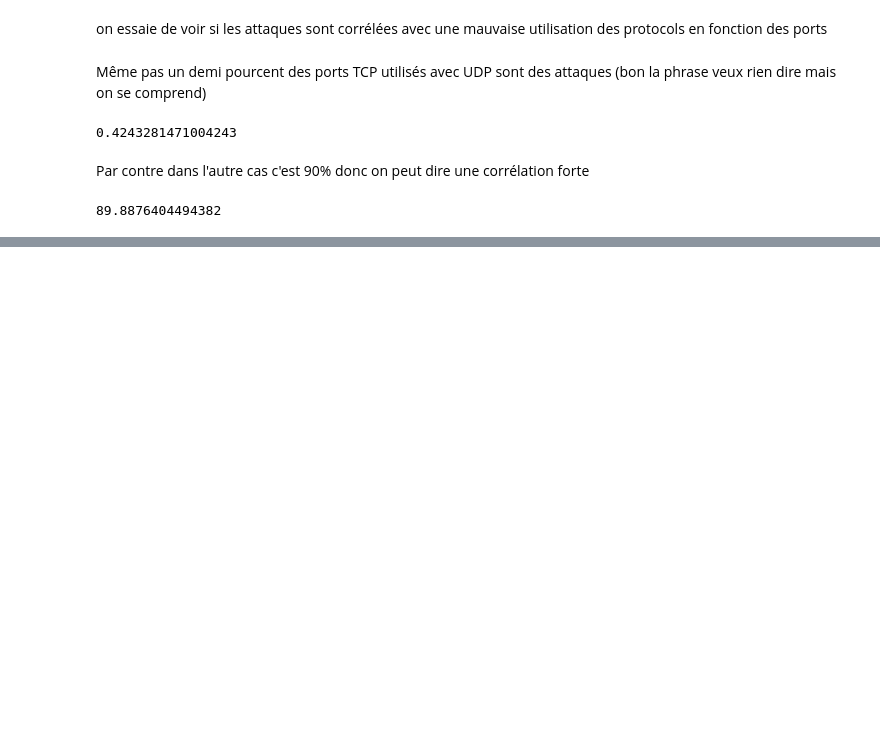
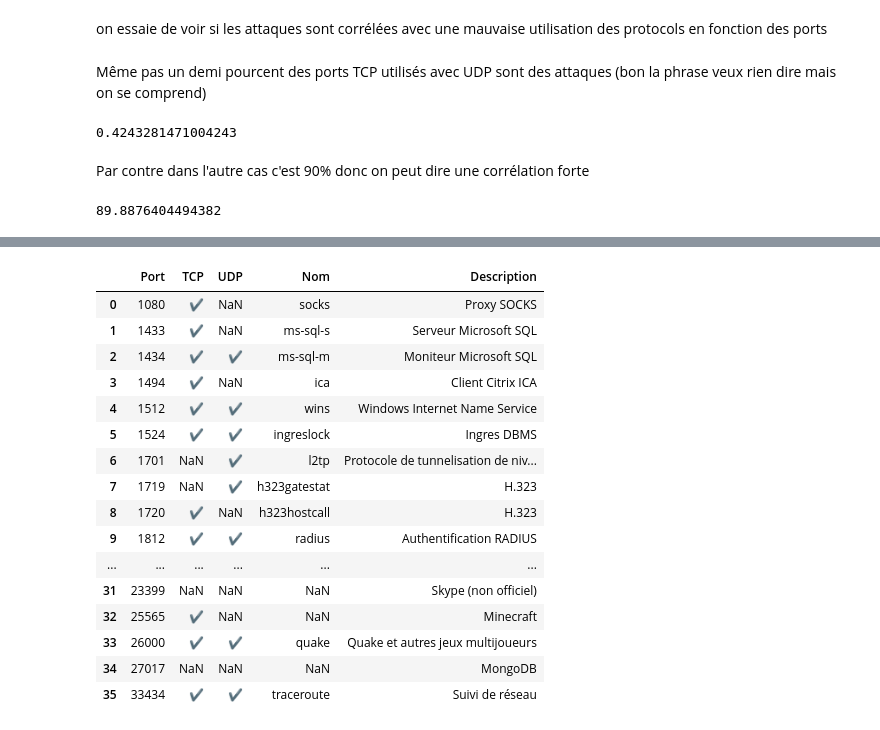
Before and after one commit to TheoPeri/MLSECU-Project, a Jupyter notebook: POCs/TestPortCategories.ipynb, the cells around one changed output, grey strips where cells are left out. Saved outputs shown, nothing was run; the diff lists cells and outputs as text; code cells hidden in the pictures; blank space fills up the shorter version.

Commit message:
[UPT] - add new ports

```diff
--- a/POCs/TestPortCategories.ipynb
+++ b/POCs/TestPortCategories.ipynb
@@ -382,0 +385,5 @@ Par contre dans l'autre cas c'est 90% donc on peut dire une corrélation forte
+# %%
+ports = pd.read_html("https://www.ionos.fr/digitalguide/serveur/know-how/ports-tcpet-udp/")
+# %%
+known = ports[0]
+less_known = ports[1]
@@ -382,0 +406,20 @@ Par contre dans l'autre cas c'est 90% donc on peut dire une corrélation forte
+# %%
+less_known
+# %% [output]
+|  | Port | TCP | UDP | Nom | Description |
+| 0 | 1080 | ✔ | NaN | socks | Proxy SOCKS |
+| 1 | 1433 | ✔ | NaN | ms-sql-s | Serveur Microsoft SQL |
+| 2 | 1434 | ✔ | ✔ | ms-sql-m | Moniteur Microsoft SQL |
+| 3 | 1494 | ✔ | NaN | ica | Client Citrix ICA |
+| 4 | 1512 | ✔ | ✔ | wins | Windows Internet Name Service |
+| 5 | 1524 | ✔ | ✔ | ingreslock | Ingres DBMS |
+| 6 | 1701 | NaN | ✔ | l2tp | Protocole de tunnelisation de niv... |
+| 7 | 1719 | NaN | ✔ | h323gatestat | H.323 |
+| 8 | 1720 | ✔ | NaN | h323hostcall | H.323 |
+| 9 | 1812 | ✔ | ✔ | radius | Authentification RADIUS |
+| ... | ... | ... | ... | ... | ... |
+| 31 | 23399 | NaN | NaN | NaN | Skype (non officiel) |
+| 32 | 25565 | ✔ | NaN | NaN | Minecraft |
+| 33 | 26000 | ✔ | ✔ | quake | Quake et autres jeux multijoueurs |
+| 34 | 27017 | NaN | NaN | NaN | MongoDB |
+| 35 | 33434 | ✔ | ✔ | traceroute | Suivi de réseau |
```
Also changed, not shown: parts of 26 cells of this notebook.
